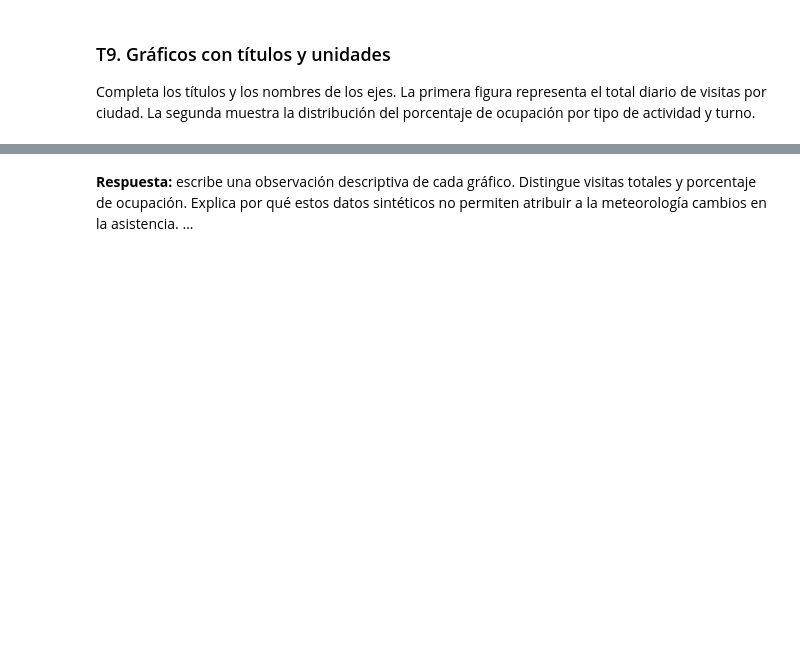
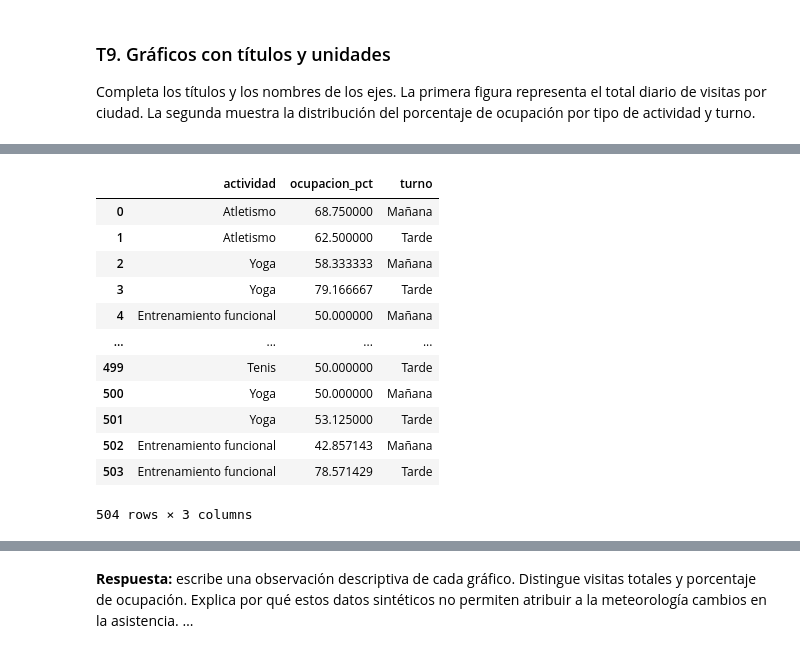
Before and after one commit to manumango007/MABA_PRACTICA_FINAL_AYALA_LLAJARUNA, a Jupyter notebook: Practica_centros_alumnado_v02.ipynb, the cells around one changed output, grey strips where cells are left out. Drawn from its saved outputs; the diff is of its cells as text; code cells hidden in the pictures; blank space fills up the shorter version.

```diff
--- a/Practica_centros_alumnado_v02.ipynb
+++ b/Practica_centros_alumnado_v02.ipynb
@@ -478,3 +584,19 @@ plt.show()
+# %%
+preparada[['actividad','ocupacion_pct','turno']]
+# %% [output]
+|  | actividad | ocupacion_pct | turno |
+| 0 | Atletismo | 68.750000 | Mañana |
+| 1 | Atletismo | 62.500000 | Tarde |
+| 2 | Yoga | 58.333333 | Mañana |
+| 3 | Yoga | 79.166667 | Tarde |
+| 4 | Entrenamiento funcional | 50.000000 | Mañana |
+| ... | ... | ... | ... |
+| 499 | Tenis | 50.000000 | Tarde |
+| 500 | Yoga | 50.000000 | Mañana |
+| 501 | Yoga | 53.125000 | Tarde |
+| 502 | Entrenamiento funcional | 42.857143 | Mañana |
+| 503 | Entrenamiento funcional | 78.571429 | Tarde |
+504 rows × 3 columns
 # %%
 fig, ax = plt.subplots(figsize=(10, 5))
 sns.boxplot(data=preparada, x='actividad', y='ocupacion_pct', hue='turno', ax=ax)
```
Also changed, not shown: parts of 32 cells of this notebook.
